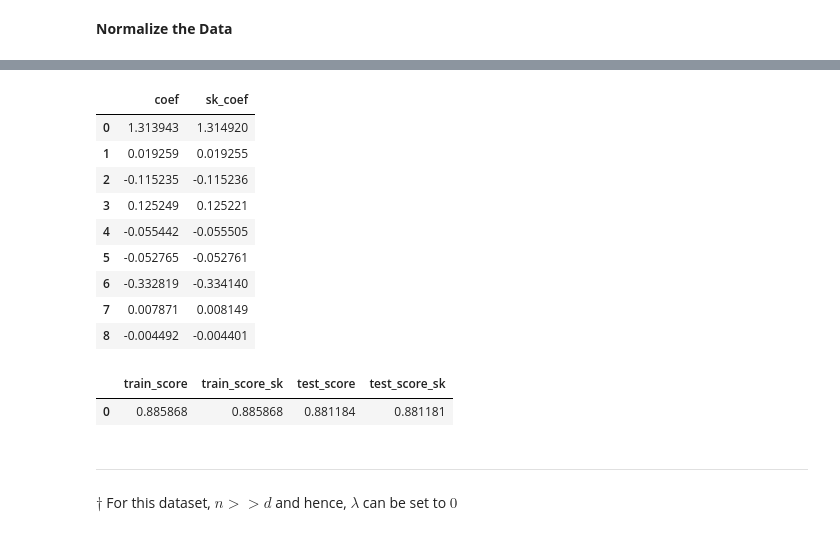
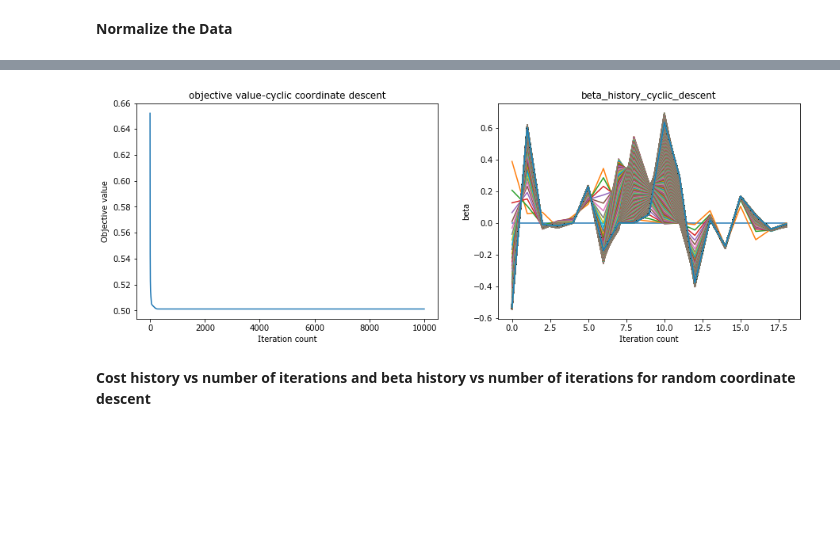
Before and after one commit to vivekkr12/machine-learning-algorithms, a Jupyter notebook: demo/lasso_regression_demo.ipynb, the cells around one changed output, grey strips where cells are left out. Drawn from its saved outputs; the diff is of its cells as text; code cells hidden in the pictures; blank space fills up the shorter version.

Commit message:
Updated lasso regression demo

```diff
--- a/demo/lasso_regression_demo.ipynb
+++ b/demo/lasso_regression_demo.ipynb
@@ -48 +32,18 @@ diamonds['clarity'] = diamonds['clarity'].astype('category').cat.codes
+# %%
+hitters = pd.read_csv("https://raw.githubusercontent.com/selva86/datasets/master/Hitters.csv", sep= ",", header=0)
+
+#Removing Nan values
+hitters.dropna(inplace = True)
+
+#Encoding cateogrial variables
+hitters["NewLeague"] = hitters["NewLeague"].astype('category')
+hitters["League"] = hitters["League"].astype('category')
+hitters["Division"] = hitters["Division"].astype('category')
+hitters["NewLeague"] = hitters["NewLeague"].cat.codes
+hitters["League"] = hitters["League"].cat.codes
+hitters["Division"] = hitters["Division"].cat.codes
+
+
+predictors = hitters.drop('Salary',axis = 1)
+response = hitters['Salary']
 # %% [markdown]
@@ -50,7 +50,0 @@ diamonds['clarity'] = diamonds['clarity'].astype('category').cat.codes
-# %%
-predictors = diamonds.drop(columns='price')
-response = diamonds['price']
-
-# Recall that the algorithm needs predictors in shape, (n, d)
-x = np.asarray(predictors)
-y = np.asarray(response).reshape(-1, 1)
@@ -59,5 +51,7 @@ y = np.asarray(response).reshape(-1, 1)
 # %%
 from pymlalgo.util.model_selection import train_test_split
 
-x_train, x_test, y_train, y_test = train_test_split(x, y, test_size=0.2)
-x_train.shape, x_test.shape, y_train.shape, y_test.shape
+predictors = np.asarray(predictors)
+response = np.asarray(response)
+response = response.reshape(-1,1)
+x_train, x_test, y_train, y_test = train_test_split(predictors,response, test_size = 0.15)
@@ -86,0 +75,2 @@ ridge_model.train()
+# %%
+model = LassoRegression(x_train, y_train, lambd=0.01, max_iter=10000)
@@ -107,30 +81,17 @@ To make it equivalent to the cost function in current implementation, $$\lambda
-# %%
-from sklearn.linear_model import Ridge
-
-alpha = x_train.shape[1] * lambd
-ridge_sk = Ridge(alpha = alpha)
-ridge_sk = ridge_sk.fit(x_train, y_train)
-
-pd.DataFrame({'coef': ridge_model.w.flatten(), 'sk_coef' : ridge_sk.coef_.flatten()})
-# %% [output]
-|  | coef | sk_coef |
-| 0 | 1.313943 | 1.314920 |
-| 1 | 0.019259 | 0.019255 |
-| 2 | -0.115235 | -0.115236 |
-| 3 | 0.125249 | 0.125221 |
-| 4 | -0.055442 | -0.055505 |
-| 5 | -0.052765 | -0.052761 |
-| 6 | -0.332819 | -0.334140 |
-| 7 | 0.007871 | 0.008149 |
-| 8 | -0.004492 | -0.004401 |
-# %%
-pd.DataFrame({'train_score' : [ridge_model.r_squared(x_train, y_train)],
-              'train_score_sk' : [ridge_sk.score(x_train, y_train)],
-              'test_score': [ridge_model.r_squared(x_test, y_test)],
-              'test_score_sk' : [ridge_sk.score(x_test, y_test)]})
-# %% [output]
-|  | train_score | train_score_sk | test_score | test_score_sk |
-| 0 | 0.885868 | 0.885868 | 0.881184 | 0.881181 |
-# %% [markdown]
----
-$\dagger$ For this dataset, $n >> d$ and hence, $\lambda$ can be set to $0$
+# %%
+fig, ax = plt.subplots(1, 2, figsize=(15,5))
+ax[0].plot(model.cost_history_cyclic)
+ax[0].set_title('objective value-cyclic coordinate descent')
+ax[0].set_xlabel('Iteration count')
+ax[0].set_ylabel('Objective value')
+
+ax[1].plot(model.beta_history_cyclic)
+ax[1].set_title('beta_history_cyclic_descent')
+ax[1].set_ylabel('beta')
+ax[1].set_xlabel('Iteration count')
+
+fig.savefig('plot2.png')
+# %% [output]
+[figure, added]
+# %% [markdown]
+**Cost history vs number of iterations and beta history vs number of iterations for random coordinate descent**
```
Also changed, not shown: parts of 29 cells of this notebook.
